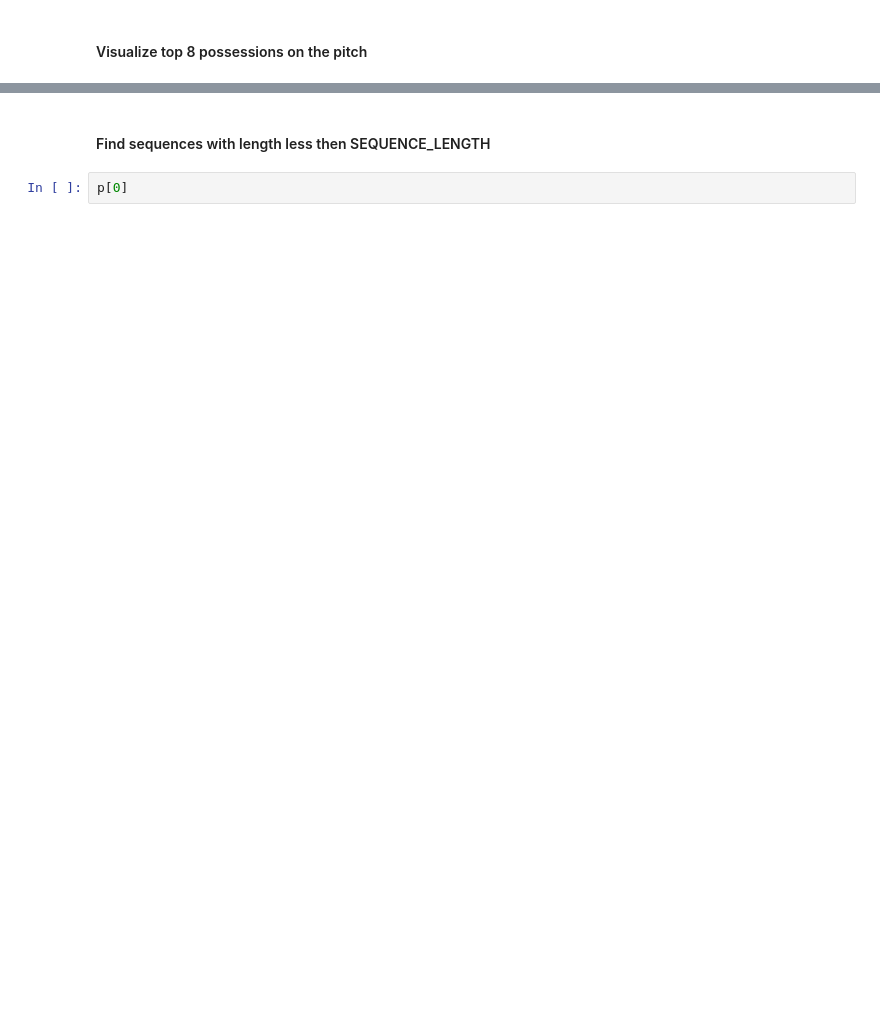
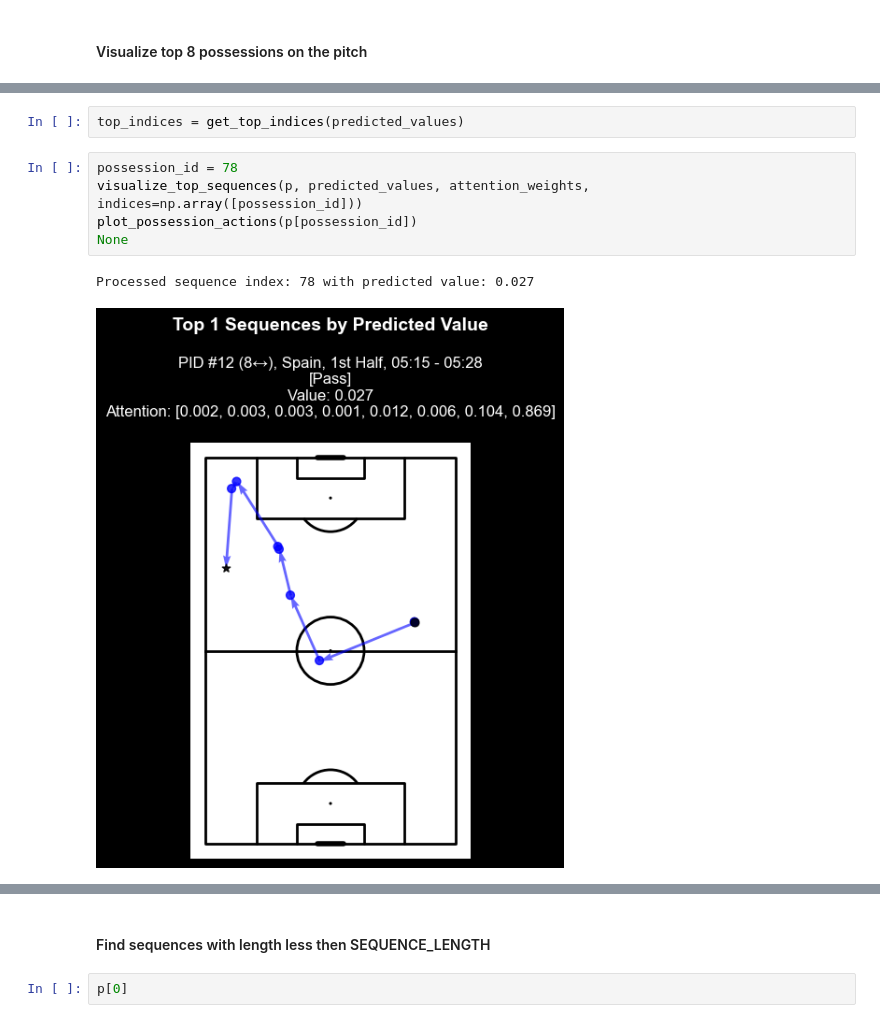
Before and after one commit to tmorcinek/statsbomb-scout, a Jupyter notebook: analysis_final_match.ipynb, the cells around one changed output, grey strips where cells are left out. Saved outputs shown, nothing was run; the diff lists cells and outputs as text; blank space fills up the shorter version.

```diff
--- a/analysis_final_match.ipynb
+++ b/analysis_final_match.ipynb
@@ -230,0 +238,10 @@ Processed sequence index: 1006 with predicted value: 0.266
+# %%
+top_indices = get_top_indices(predicted_values)
+# %%
+possession_id = 78
+visualize_top_sequences(p, predicted_values, attention_weights, indices=np.array([possession_id]))
+plot_possession_actions(p[possession_id])
+None
+# %% [output]
+Processed sequence index: 78 with predicted value: 0.027
+[figure, added]
```
Also changed, not shown: parts of 6 cells of this notebook, 2 other files.
